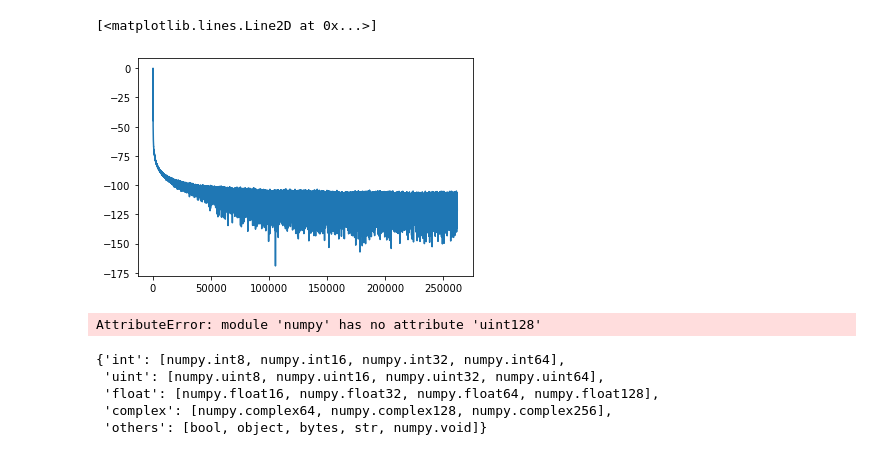
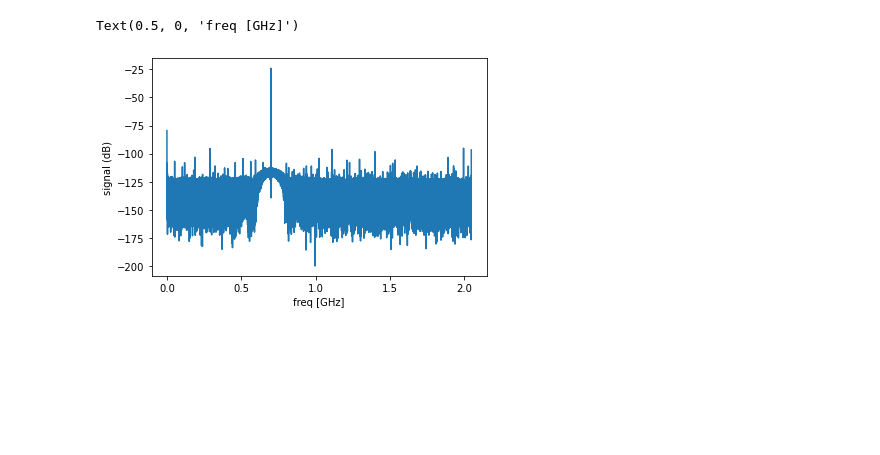
Before and after one commit to qnngroup/rfsoc_dds, a Jupyter notebook: pynq/dds_test.ipynb, the cells around one changed output. Cells and saved outputs as stored; diff of their text form; code cells hidden in the pictures; blank space fills up the shorter version.

Commit message:
sample buffer DMA interface fix works in hardware now; transfer rate is somehow 4GS/s (even though it should be ~1.2GS/s)

```diff
--- a/pynq/dds_test.ipynb
+++ b/pynq/dds_test.ipynb
@@ -35 +25,4 @@ xrfclk.set_ref_clks(lmk_freq=122.88, lmx_freq=409.6)
+# %%
+frame_size = 32*65536
+buffer = allocate(shape=(frame_size,), dtype=np.int16)
 # %%
@@ -38,9 +31,15 @@ cos_scale.write(2, 0xf)
 # %%
-frame_size = 32768*4
-buffer = allocate(shape=(frame_size,), dtype=np.uint64)
-ol.axi_gpio_capture.channel1[0].on()
+capture_trig.on()
+capture_trig.off()
+t1 = timer.read_count()
 dma_recv.transfer(buffer)
-ol.axi_gpio_capture.channel1[0].off()
-for i in range(10):
-    print('0x' + format(buffer[i], '02x'))
+t2 = timer.read_count()
+N_samp = 32
+OSR = 32
+tvec = np.linspace(0,N_samp/f_samp*1e9,N_samp,endpoint=False)
+tvec_osr = np.linspace(0,N_samp/f_samp*1e9,N_samp*OSR,endpoint=False)
+plt.plot(tvec,buffer[N_samp:2*N_samp], '.')
+plt.plot(tvec_osr,signal.resample_poly(np.array(buffer[:8*N_samp],dtype=np.float32),OSR,1)[N_samp*OSR:2*N_samp*OSR], '-')
+dt = timer.time_it(t1, t2)
+print(f"transferred {round(frame_size*2/(2**20), 3)}MiB in {round(dt*1e3,2)}ms ({round(frame_size/(1e9)/dt, 3)}GS/s)")
 # %% [output]
@@ -72,19 +48,9 @@ plt.plot(flattened[:2048])
 # %%
-fft = 20*np.log10(abs(np.fft.rfft(flattened)))
-fft -= np.max(fft)
-plt.plot(fft)
+fft = 20*np.log10(abs(np.fft.rfft(buffer)))
+fft -= 20*np.log10(32*65536*2**16)
+plt.plot(np.linspace(0,0.5*4.096,fft.shape[0]),fft)
+plt.ylabel("signal (dB)")
+plt.xlabel("freq [GHz]")
 # %% [output]
-[<matplotlib.lines.Line2D at 0x...>]
+Text(0.5, 0, 'freq [GHz]')
-[figure, old version]
+[figure, new version]
-# %%
-np.random.randint(dtype=np.uint128)
-# %% [output]
-AttributeError: module 'numpy' has no attribute 'uint128'
-# %%
-np.sctypes
-# %% [output]
-{'int': [numpy.int8, numpy.int16, numpy.int32, numpy.int64],
- 'uint': [numpy.uint8, numpy.uint16, numpy.uint32, numpy.uint64],
- 'float': [numpy.float16, numpy.float32, numpy.float64, numpy.float128],
- 'complex': [numpy.complex64, numpy.complex128, numpy.complex256],
- 'others': [bool, object, bytes, str, numpy.void]}
```
Also changed, not shown: parts of 13 cells of this notebook, 3 other files.
